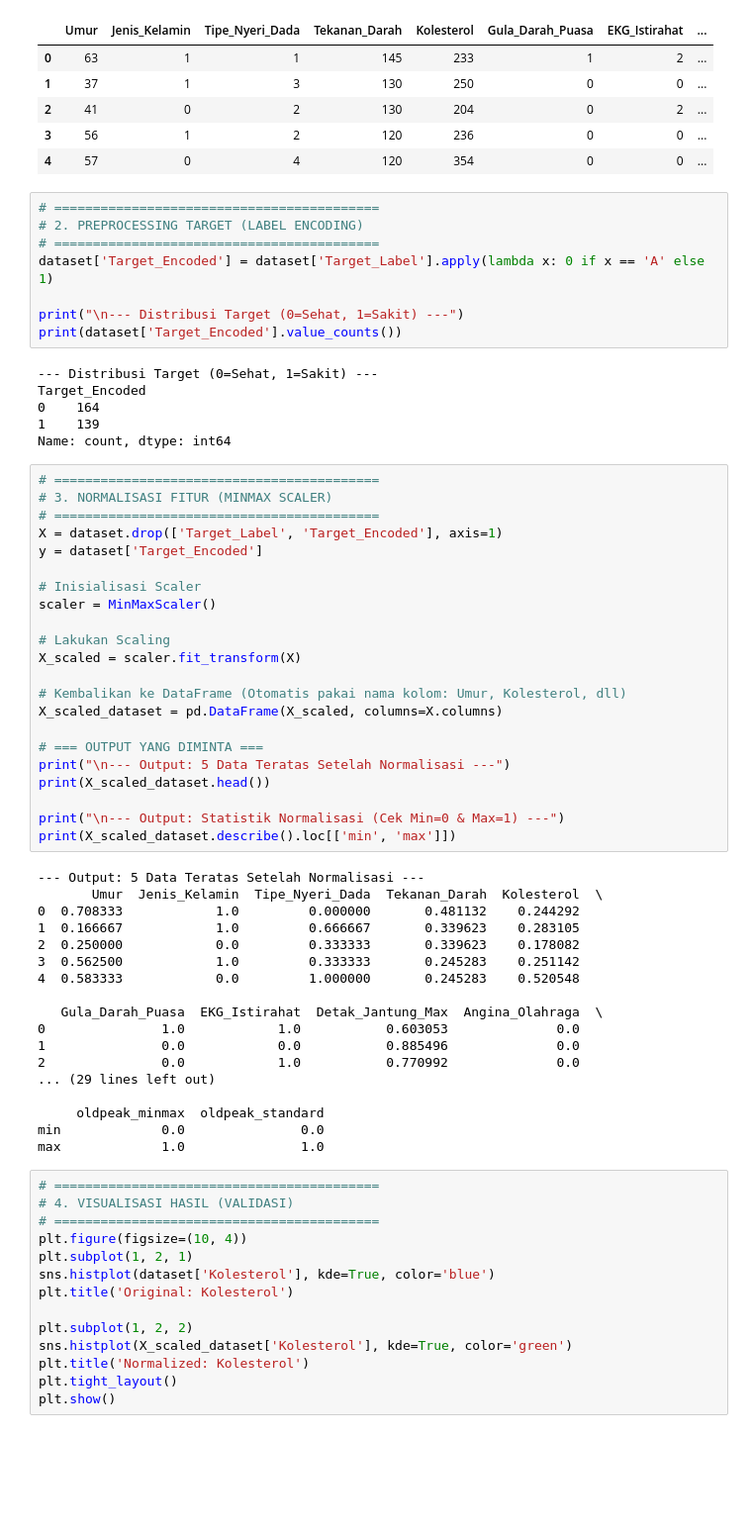
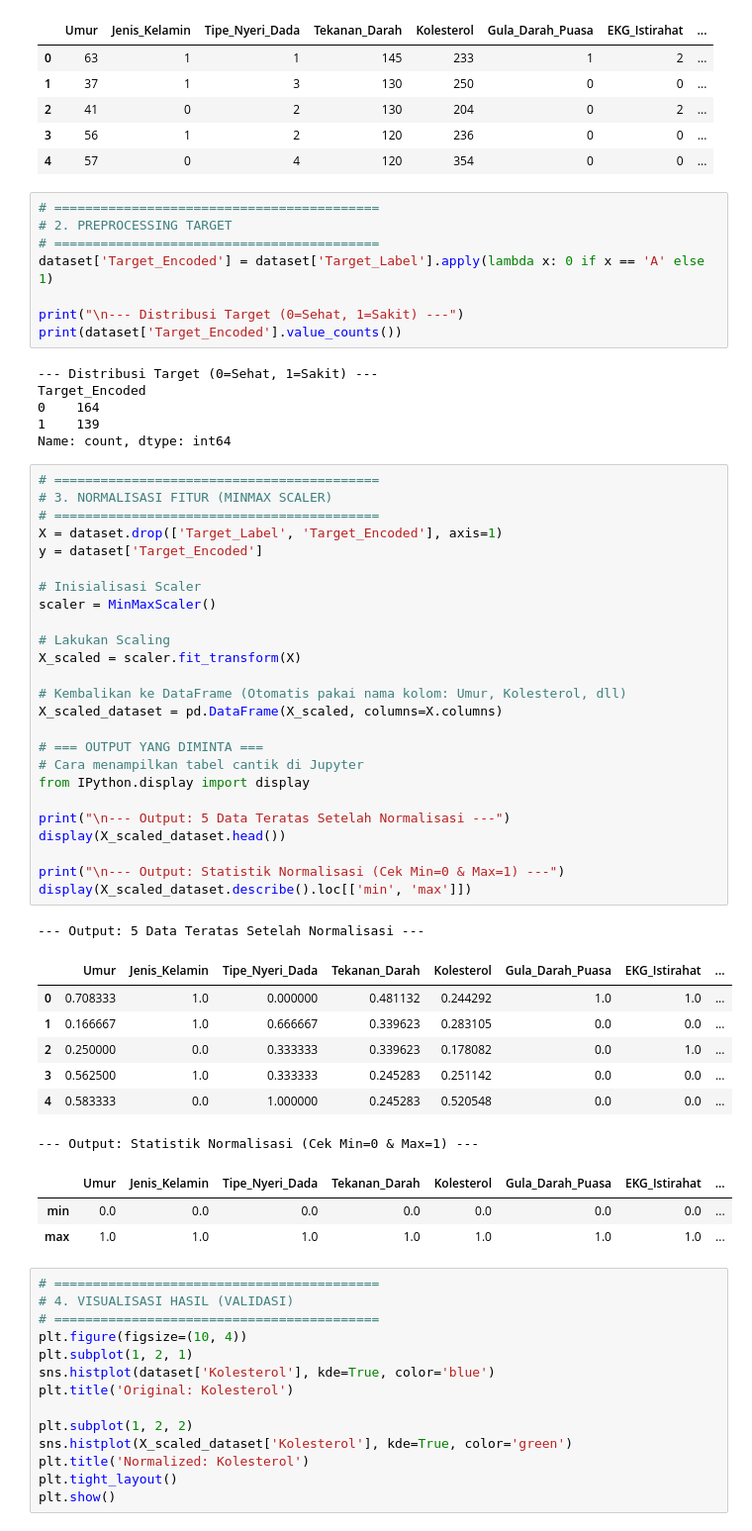
Before and after one commit to Oenm176/fe-decisiontree, a Jupyter notebook: notebooks/3.date_normalizationA.ipynb, the cells around one changed output. Shown at 99% size. Cells and saved outputs as stored; diff of their text form; blank space fills up the shorter version.

Commit message:
Refactor output display in normalization notebook to enhance readability and update execution counts

```diff
--- a/notebooks/3.date_normalizationA.ipynb
+++ b/notebooks/3.date_normalizationA.ipynb
@@ -16,7 +16,7 @@ dataset.head()
 | 4 | 57 | 0 | 4 | 120 | 354 | 0 | 0 | ... |
 # %%
 # ==========================================
-# 2. PREPROCESSING TARGET (LABEL ENCODING)
+# 2. PREPROCESSING TARGET
 # ==========================================
 dataset['Target_Encoded'] = dataset['Target_Label'].apply(lambda x: 0 if x == 'A' else 1)
 
@@ -31,43 +31,40 @@ Name: count, dtype: int64
 # %%
 # ==========================================
 # 3. NORMALISASI FITUR (MINMAX SCALER)
 # ==========================================
 X = dataset.drop(['Target_Label', 'Target_Encoded'], axis=1)
 y = dataset['Target_Encoded']
 
 # Inisialisasi Scaler
 scaler = MinMaxScaler()
 
 # Lakukan Scaling
 X_scaled = scaler.fit_transform(X)
 
 # Kembalikan ke DataFrame (Otomatis pakai nama kolom: Umur, Kolesterol, dll)
 X_scaled_dataset = pd.DataFrame(X_scaled, columns=X.columns)
 
 # === OUTPUT YANG DIMINTA ===
+# Cara menampilkan tabel cantik di Jupyter
+from IPython.display import display
+
 print("\n--- Output: 5 Data Teratas Setelah Normalisasi ---")
-print(X_scaled_dataset.head())
+display(X_scaled_dataset.head())
 
 print("\n--- Output: Statistik Normalisasi (Cek Min=0 & Max=1) ---")
-print(X_scaled_dataset.describe().loc[['min', 'max']])
+display(X_scaled_dataset.describe().loc[['min', 'max']])
 # %% [output]
 --- Output: 5 Data Teratas Setelah Normalisasi ---
-       Umur  Jenis_Kelamin  Tipe_Nyeri_Dada  Tekanan_Darah  Kolesterol  \
-0  0.708333            1.0         0.000000       0.481132    0.244292
-1  0.166667            1.0         0.666667       0.339623    0.283105
-2  0.250000            0.0         0.333333       0.339623    0.178082
-3  0.562500            1.0         0.333333       0.245283    0.251142
-4  0.583333            0.0         1.000000       0.245283    0.520548
-
-   Gula_Darah_Puasa  EKG_Istirahat  Detak_Jantung_Max  Angina_Olahraga  \
-0               1.0            1.0           0.603053              0.0
-1               0.0            0.0           0.885496              0.0
-2               0.0            1.0           0.770992              0.0
-... (29 lines left out)
-
-     oldpeak_minmax  oldpeak_standard
-min             0.0               0.0
-max             1.0               1.0
+|  | Umur | Jenis_Kelamin | Tipe_Nyeri_Dada | Tekanan_Darah | Kolesterol | Gula_Darah_Puasa | EKG_Istirahat | ... |
+| 0 | 0.708333 | 1.0 | 0.000000 | 0.481132 | 0.244292 | 1.0 | 1.0 | ... |
+| 1 | 0.166667 | 1.0 | 0.666667 | 0.339623 | 0.283105 | 0.0 | 0.0 | ... |
+| 2 | 0.250000 | 0.0 | 0.333333 | 0.339623 | 0.178082 | 0.0 | 1.0 | ... |
+| 3 | 0.562500 | 1.0 | 0.333333 | 0.245283 | 0.251142 | 0.0 | 0.0 | ... |
+| 4 | 0.583333 | 0.0 | 1.000000 | 0.245283 | 0.520548 | 0.0 | 0.0 | ... |
+--- Output: Statistik Normalisasi (Cek Min=0 & Max=1) ---
+|  | Umur | Jenis_Kelamin | Tipe_Nyeri_Dada | Tekanan_Darah | Kolesterol | Gula_Darah_Puasa | EKG_Istirahat | ... |
+| min | 0.0 | 0.0 | 0.0 | 0.0 | 0.0 | 0.0 | 0.0 | ... |
+| max | 1.0 | 1.0 | 1.0 | 1.0 | 1.0 | 1.0 | 1.0 | ... |
 # %%
 # ==========================================
 # 4. VISUALISASI HASIL (VALIDASI)
```
